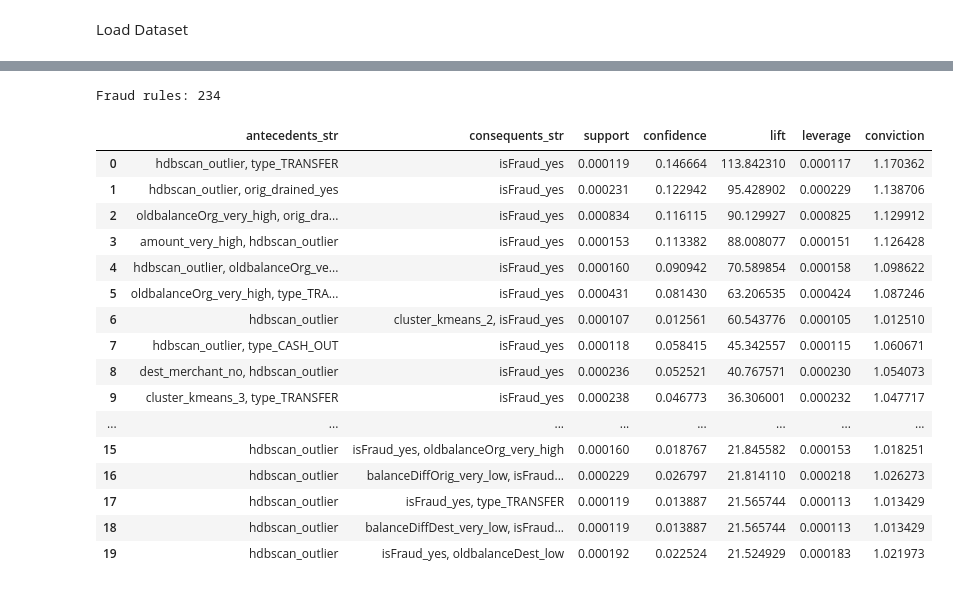
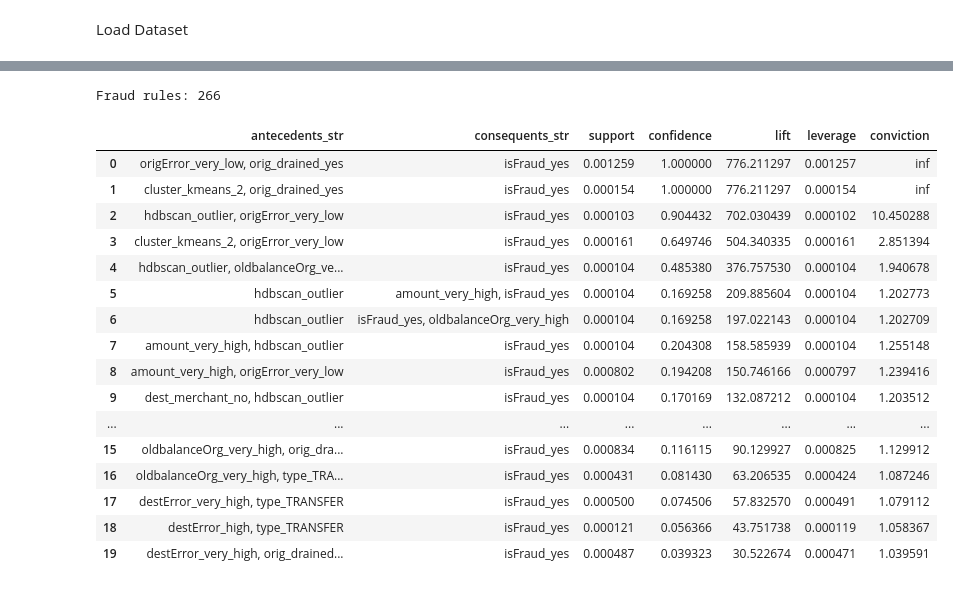
Before and after one commit to helenfebriyanto/data-mining, a Jupyter notebook: phase_3/phase_3.ipynb, the cells around one changed output, grey strips where cells are left out. Cells and saved outputs as stored; diff of their text form; code cells hidden in the pictures.

```diff
--- a/phase_3/phase_3.ipynb
+++ b/phase_3/phase_3.ipynb
@@ -89,18 +89,18 @@ def build_basket(df):
         ).astype(bool)
         basket_parts.append(cluster_items)
 
-    if "cluster_hdbscan" in df.columns:
+    if "cluster_birch_hdbscan" in df.columns:
         hdbscan_items = pd.DataFrame(index=df.index)
-        hdbscan_items["hdbscan_outlier"] = df["cluster_hdbscan"] == -1
-        hdbscan_items["hdbscan_normal"] = df["cluster_hdbscan"] != -1
+        hdbscan_items["hdbscan_outlier"] = df["cluster_birch_hdbscan"] == -1
+        hdbscan_items["hdbscan_normal"] = df["cluster_birch_hdbscan"] != -1
         basket_parts.append(hdbscan_items)
 
     numeric_cols = [
         "amount",
         "oldbalanceOrg",
         "oldbalanceDest",
-        "balanceDiffOrig",
-        "balanceDiffDest"
+        "origError",
+        "destError"
     ]
 
     for col in numeric_cols:
@@ -448,51 +432,51 @@ fraud_rules["consequents_str"] = fraud_rules["consequents"].apply(
 
 fraud_rules = fraud_rules[
     fraud_rules["consequents_str"].str.contains("isFraud_yes", regex=False, na=False)
 ].copy()
 
 fraud_rules = fraud_rules[
     ~fraud_rules["antecedents_str"].str.contains(
-        "balanceDiffOrig|balanceDiffDest|isFraud_no",
+        "isFraud_no",
         regex=True,
         na=False
     )
 ].copy()
 
 fraud_rules = fraud_rules.sort_values(
     by=["lift", "confidence", "support"],
     ascending=[False, False, False]
 ).reset_index(drop=True)
 
 print("Fraud rules:", len(fraud_rules))
 
 display(fraud_rules[[
     "antecedents_str",
     "consequents_str",
     "support",
     "confidence",
     "lift",
     "leverage",
     "conviction"
 ]].head(20))
 # %% [output]
-Fraud rules: 234
+Fraud rules: 266
 |  | antecedents_str | consequents_str | support | confidence | lift | leverage | conviction |
-| 0 | hdbscan_outlier, type_TRANSFER | isFraud_yes | 0.000119 | 0.146664 | 113.842310 | 0.000117 | 1.170362 |
-| 1 | hdbscan_outlier, orig_drained_yes | isFraud_yes | 0.000231 | 0.122942 | 95.428902 | 0.000229 | 1.138706 |
-| 2 | oldbalanceOrg_very_high, orig_dra... | isFraud_yes | 0.000834 | 0.116115 | 90.129927 | 0.000825 | 1.129912 |
-| 3 | amount_very_high, hdbscan_outlier | isFraud_yes | 0.000153 | 0.113382 | 88.008077 | 0.000151 | 1.126428 |
-| 4 | hdbscan_outlier, oldbalanceOrg_ve... | isFraud_yes | 0.000160 | 0.090942 | 70.589854 | 0.000158 | 1.098622 |
-| 5 | oldbalanceOrg_very_high, type_TRA... | isFraud_yes | 0.000431 | 0.081430 | 63.206535 | 0.000424 | 1.087246 |
-| 6 | hdbscan_outlier | cluster_kmeans_2, isFraud_yes | 0.000107 | 0.012561 | 60.543776 | 0.000105 | 1.012510 |
-| 7 | hdbscan_outlier, type_CASH_OUT | isFraud_yes | 0.000118 | 0.058415 | 45.342557 | 0.000115 | 1.060671 |
-| 8 | dest_merchant_no, hdbscan_outlier | isFraud_yes | 0.000236 | 0.052521 | 40.767571 | 0.000230 | 1.054073 |
-| 9 | cluster_kmeans_3, type_TRANSFER | isFraud_yes | 0.000238 | 0.046773 | 36.306001 | 0.000232 | 1.047717 |
+| 0 | origError_very_low, orig_drained_yes | isFraud_yes | 0.001259 | 1.000000 | 776.211297 | 0.001257 | inf |
+| 1 | cluster_kmeans_2, orig_drained_yes | isFraud_yes | 0.000154 | 1.000000 | 776.211297 | 0.000154 | inf |
+| 2 | hdbscan_outlier, origError_very_low | isFraud_yes | 0.000103 | 0.904432 | 702.030439 | 0.000102 | 10.450288 |
+| 3 | cluster_kmeans_2, origError_very_low | isFraud_yes | 0.000161 | 0.649746 | 504.340335 | 0.000161 | 2.851394 |
+| 4 | hdbscan_outlier, oldbalanceOrg_ve... | isFraud_yes | 0.000104 | 0.485380 | 376.757530 | 0.000104 | 1.940678 |
+| 5 | hdbscan_outlier | amount_very_high, isFraud_yes | 0.000104 | 0.169258 | 209.885604 | 0.000104 | 1.202773 |
+| 6 | hdbscan_outlier | isFraud_yes, oldbalanceOrg_very_high | 0.000104 | 0.169258 | 197.022143 | 0.000104 | 1.202709 |
+| 7 | amount_very_high, hdbscan_outlier | isFraud_yes | 0.000104 | 0.204308 | 158.585939 | 0.000104 | 1.255148 |
+| 8 | amount_very_high, origError_very_low | isFraud_yes | 0.000802 | 0.194208 | 150.746166 | 0.000797 | 1.239416 |
+| 9 | dest_merchant_no, hdbscan_outlier | isFraud_yes | 0.000104 | 0.170169 | 132.087212 | 0.000104 | 1.203512 |
 | ... | ... | ... | ... | ... | ... | ... | ... |
-| 15 | hdbscan_outlier | isFraud_yes, oldbalanceOrg_very_high | 0.000160 | 0.018767 | 21.845582 | 0.000153 | 1.018251 |
-| 16 | hdbscan_outlier | balanceDiffOrig_very_low, isFraud... | 0.000229 | 0.026797 | 21.814110 | 0.000218 | 1.026273 |
-| 17 | hdbscan_outlier | isFraud_yes, type_TRANSFER | 0.000119 | 0.013887 | 21.565744 | 0.000113 | 1.013429 |
-| 18 | hdbscan_outlier | balanceDiffDest_very_low, isFraud... | 0.000119 | 0.013887 | 21.565744 | 0.000113 | 1.013429 |
-| 19 | hdbscan_outlier | isFraud_yes, oldbalanceDest_low | 0.000192 | 0.022524 | 21.524929 | 0.000183 | 1.021973 |
+| 15 | oldbalanceOrg_very_high, orig_dra... | isFraud_yes | 0.000834 | 0.116115 | 90.129927 | 0.000825 | 1.129912 |
+| 16 | oldbalanceOrg_very_high, type_TRA... | isFraud_yes | 0.000431 | 0.081430 | 63.206535 | 0.000424 | 1.087246 |
+| 17 | destError_very_high, type_TRANSFER | isFraud_yes | 0.000500 | 0.074506 | 57.832570 | 0.000491 | 1.079112 |
+| 18 | destError_high, type_TRANSFER | isFraud_yes | 0.000121 | 0.056366 | 43.751738 | 0.000119 | 1.058367 |
+| 19 | destError_very_high, orig_drained... | isFraud_yes | 0.000487 | 0.039323 | 30.522674 | 0.000471 | 1.039591 |
 # %%
 selected_parts = []
 
```
Also changed, not shown: parts of 12 cells of this notebook, 27 other files.
